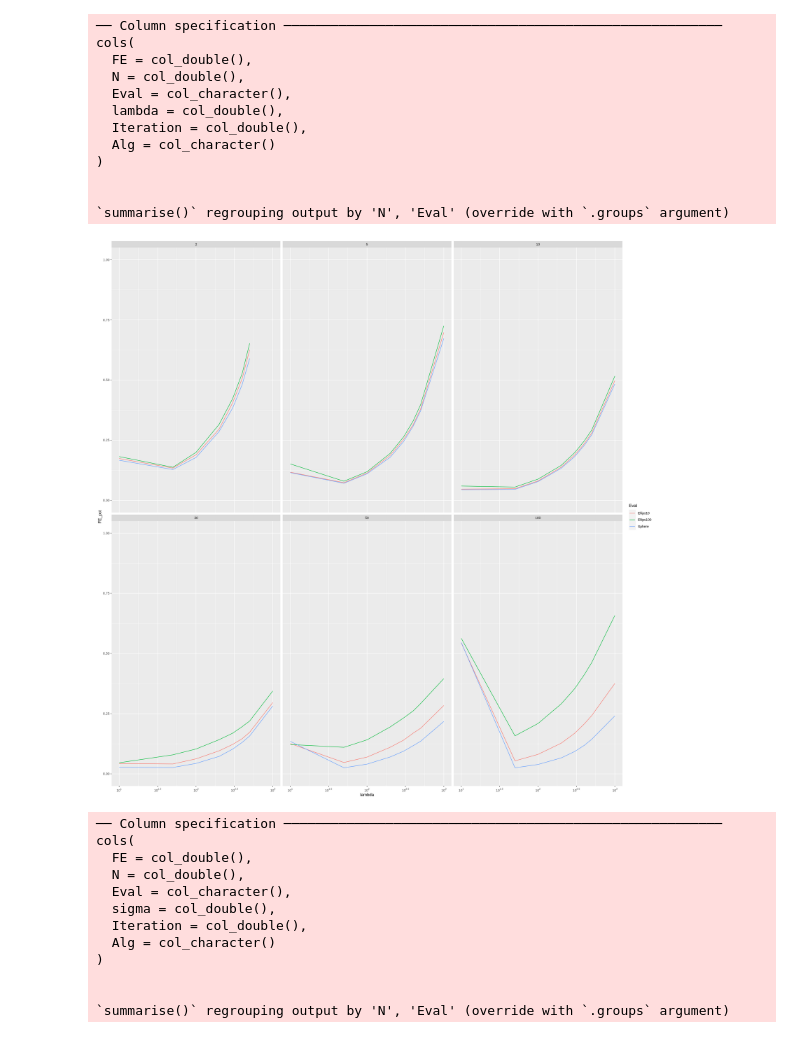
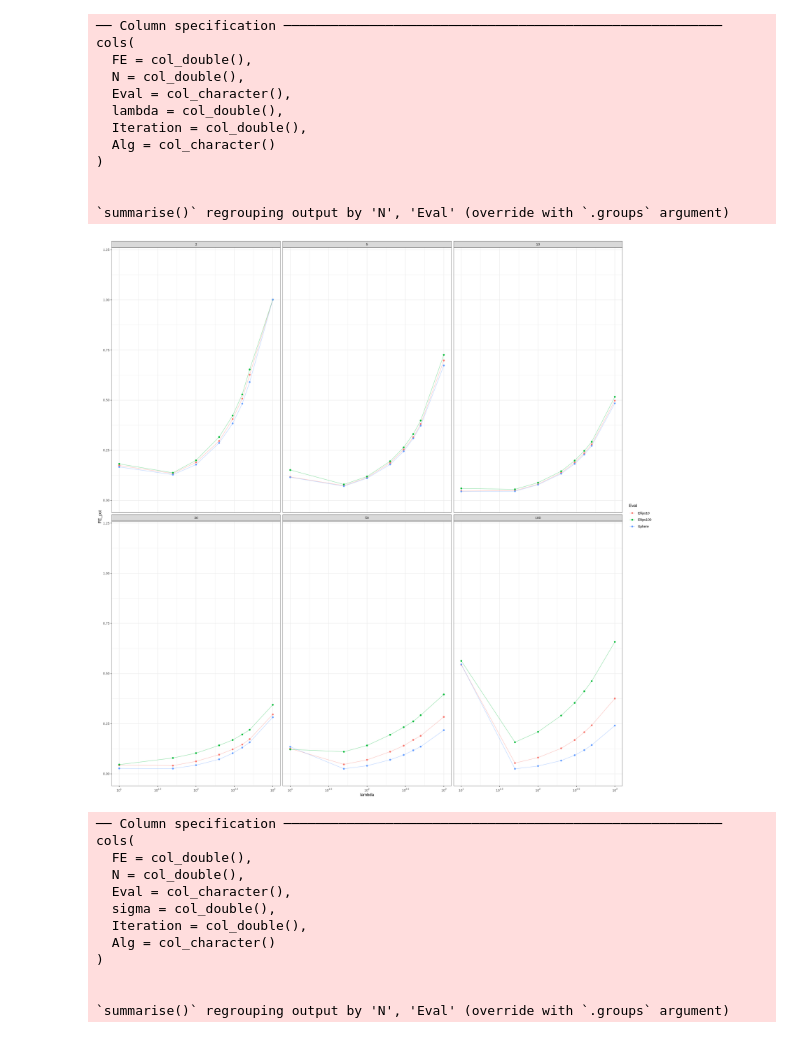
Before and after one commit to ewarchul/cma-es-exp, a Jupyter notebook: notebook/fe-exps.ipynb, the cells around one changed output. Drawn from its saved outputs; the diff is of its cells as text; code cells hidden in the pictures.

```diff
--- a/notebook/fe-exps.ipynb
+++ b/notebook/fe-exps.ipynb
@@ -6,3 +1,24 @@ options(repr.plot.width=20, repr.plot.height=20)
+# %%
+library(tidyverse)
+library(scales)
+library(magrittr)
+options(repr.plot.width=20, repr.plot.height=20)
+
+param_plot = function(dfx, param) {
+    dfx %>% ggplot2::ggplot(aes(x = !!rlang::sym(param), y = FE_pct, col = Eval)) +
+    ggplot2::geom_point() +
+    ggplot2::geom_line(alpha = 0.4) + facet_wrap( ~ N) +
+    scale_x_log10(breaks = trans_breaks("log10", function(x) 10^x),
+              labels = trans_format("log10", math_format(10^.x))) +
+    ylim(0, 1.2) +
+    ggplot2::theme(
+        axis.title = ggplot2::element_text(size = 15, face = "bold"),
+        axis.text = ggplot2::element_text(size = 15, face = "bold"),
+        legend.text = ggplot2::element_text(size = 15, face = "bold"),
+        strip.text = ggplot2::element_text(size = 15, face = "bold"),
+        legend.title = ggplot2::element_text(size = 15, face = "bold")
+    )   + theme_bw()
+}
 # %%
 # LAMBDA
 
@@ -25,15 +41,10 @@ cols(
 
 
 `summarise()` regrouping output by 'N', 'Eval' (override with `.groups` argument)
-# %%
-lambda_df %>%
-    ggplot2::ggplot(aes(x = lambda, y = FE_pct, col = Eval)) +
-    ggplot2::geom_line() + facet_wrap( ~ N) +
-    scale_x_log10(breaks = trans_breaks("log10", function(x) 10^x),
-              labels = trans_format("log10", math_format(10^.x))) +
-    ylim(0, 1)
-# %% [output]
-[figure, removed]
+# %%
+lambda_df %>% param_plot("lambda")
+# %% [output]
+[figure, added]
 # %%
 # SIGMA
 
```
Also changed, not shown: parts of 3 cells of this notebook, 2 other files.
